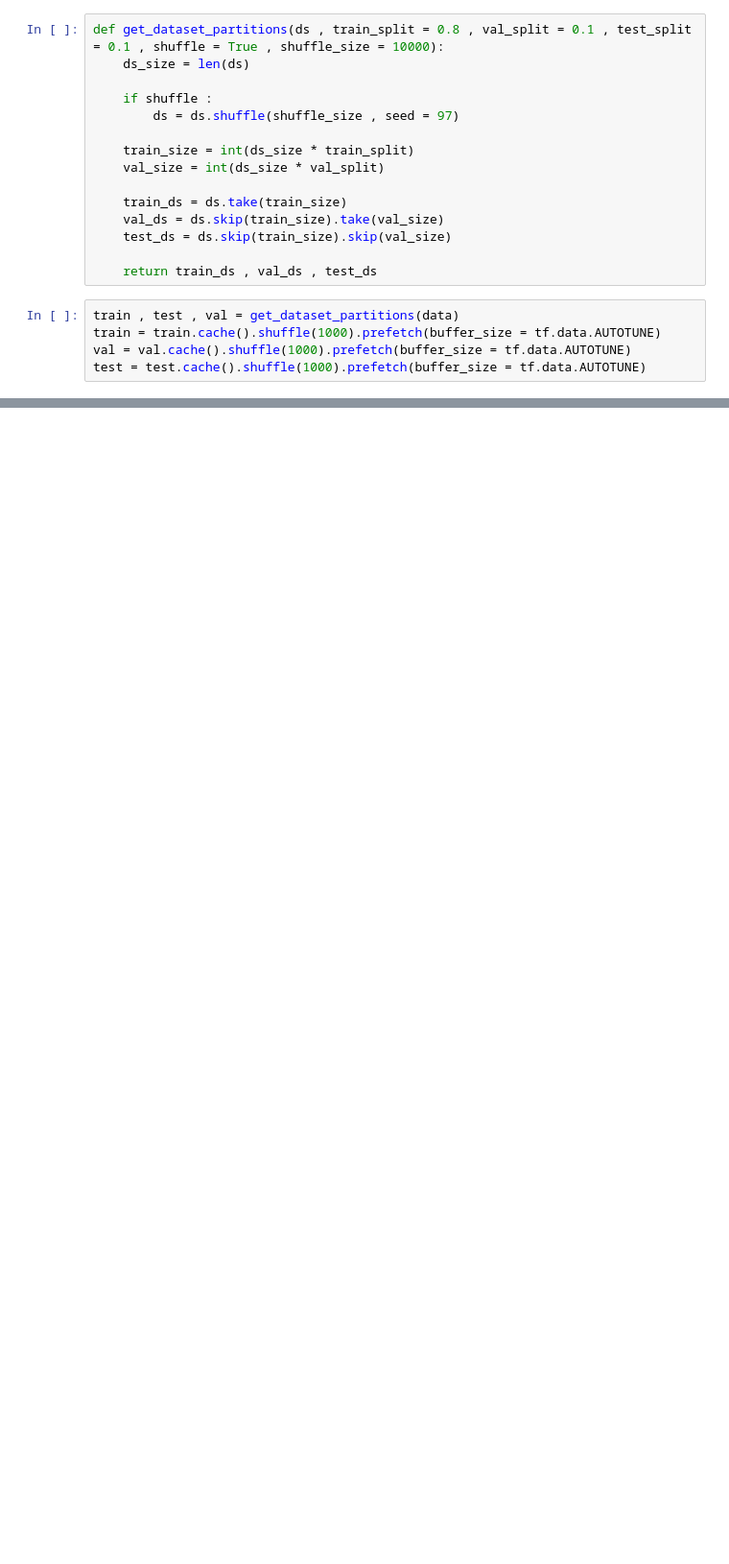
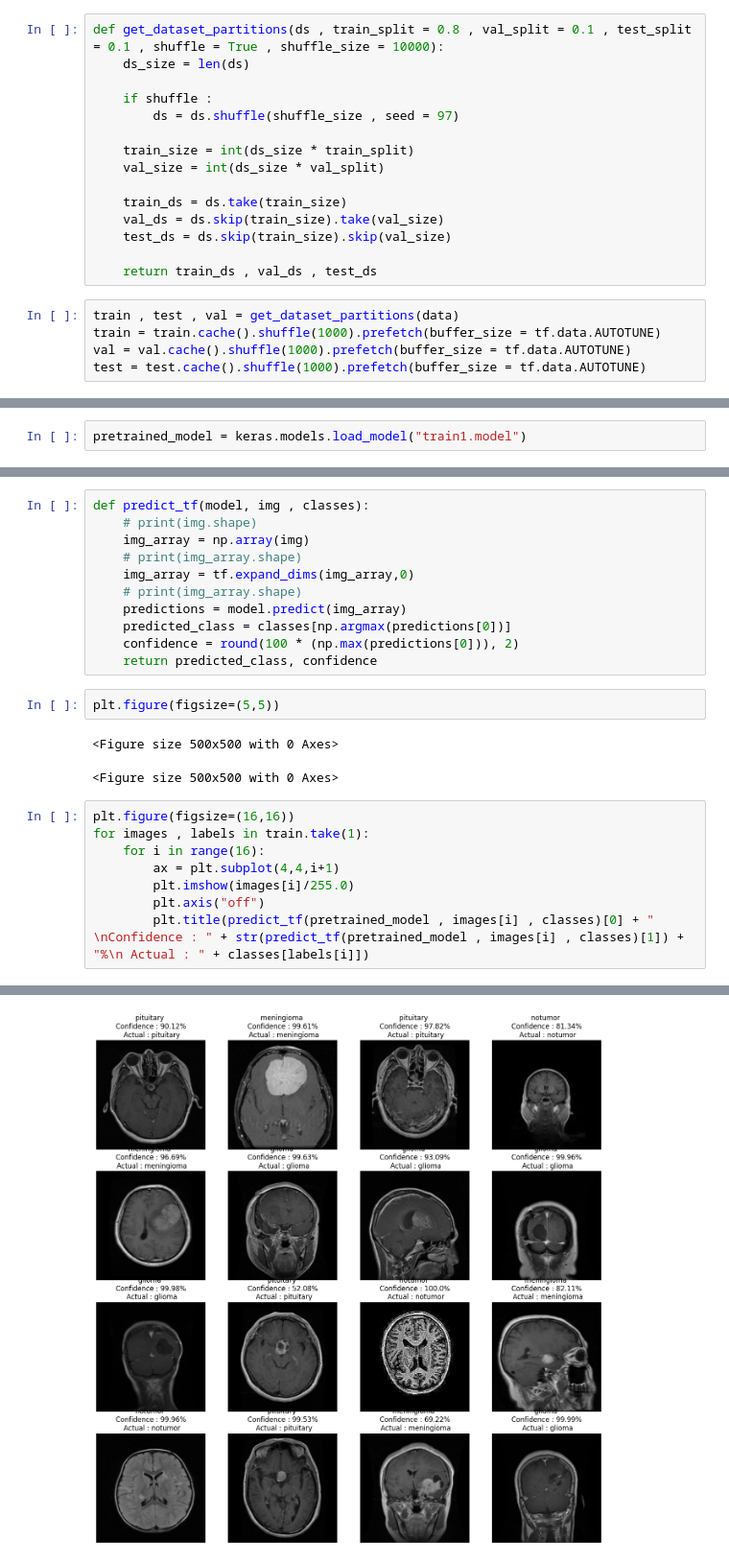
Before and after one commit to kroax9797/Brain-Tumor-Classification, a Jupyter notebook: train.ipynb, the cells around one changed output, grey strips where cells are left out. Shown at 96% size. Saved outputs shown, nothing was run; the diff lists cells and outputs as text; blank space fills up the shorter version.

```diff
--- a/train.ipynb
+++ b/train.ipynb
@@ -81,0 +194,2 @@ model = models.Sequential([
+# %%
+pretrained_model = keras.models.load_model("train1.model")
@@ -81,0 +220,25 @@ model = models.Sequential([
+# %%
+def predict_tf(model, img , classes):
+    # print(img.shape)
+    img_array = np.array(img)
+    # print(img_array.shape)
+    img_array = tf.expand_dims(img_array,0)
+    # print(img_array.shape)
+    predictions = model.predict(img_array)
+    predicted_class = classes[np.argmax(predictions[0])]
+    confidence = round(100 * (np.max(predictions[0])), 2)
+    return predicted_class, confidence
+# %%
+plt.figure(figsize=(5,5))
+# %% [output]
+<Figure size 500x500 with 0 Axes>
+<Figure size 500x500 with 0 Axes>
+# %%
+plt.figure(figsize=(16,16))
+for images , labels in train.take(1):
+    for i in range(16):
+        ax = plt.subplot(4,4,i+1)
+        plt.imshow(images[i]/255.0)
+        plt.axis("off")
+        plt.title(predict_tf(pretrained_model , images[i] , classes)[0] + " \nConfidence : " + str(predict_tf(pretrained_model , images[i] , classes)[1]) + "%\n Actual : " + classes[labels[i]])
+# %% [output]
@@ -81,0 +262 @@ model = models.Sequential([
+[figure, added]
```
Also changed, not shown: parts of 15 cells of this notebook, 13 other files.
